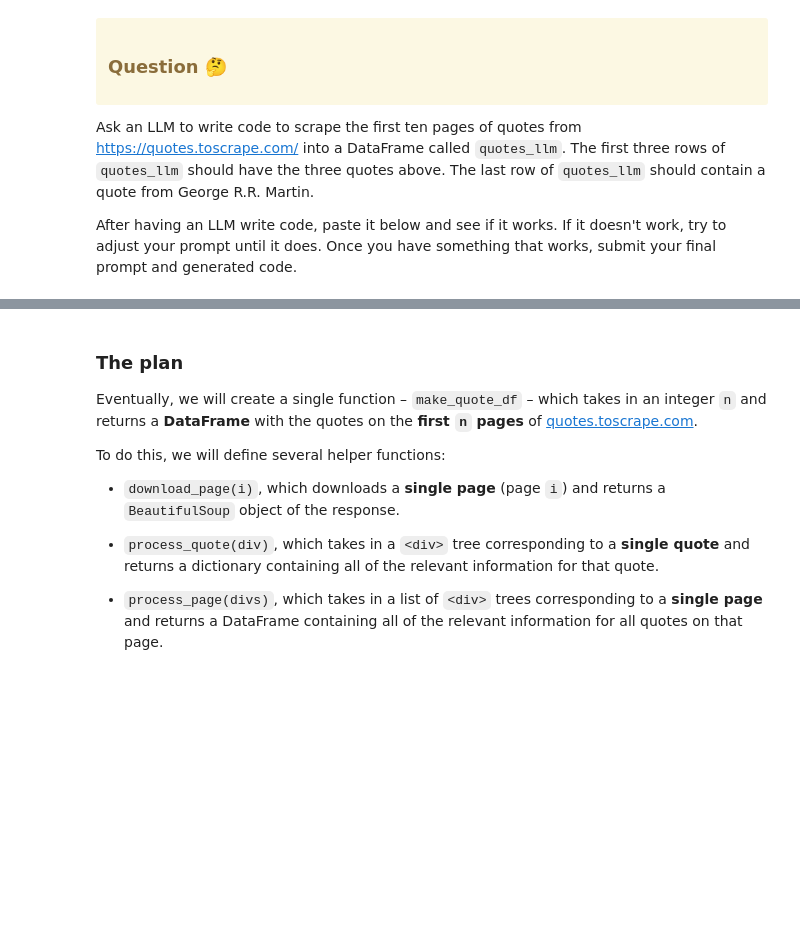
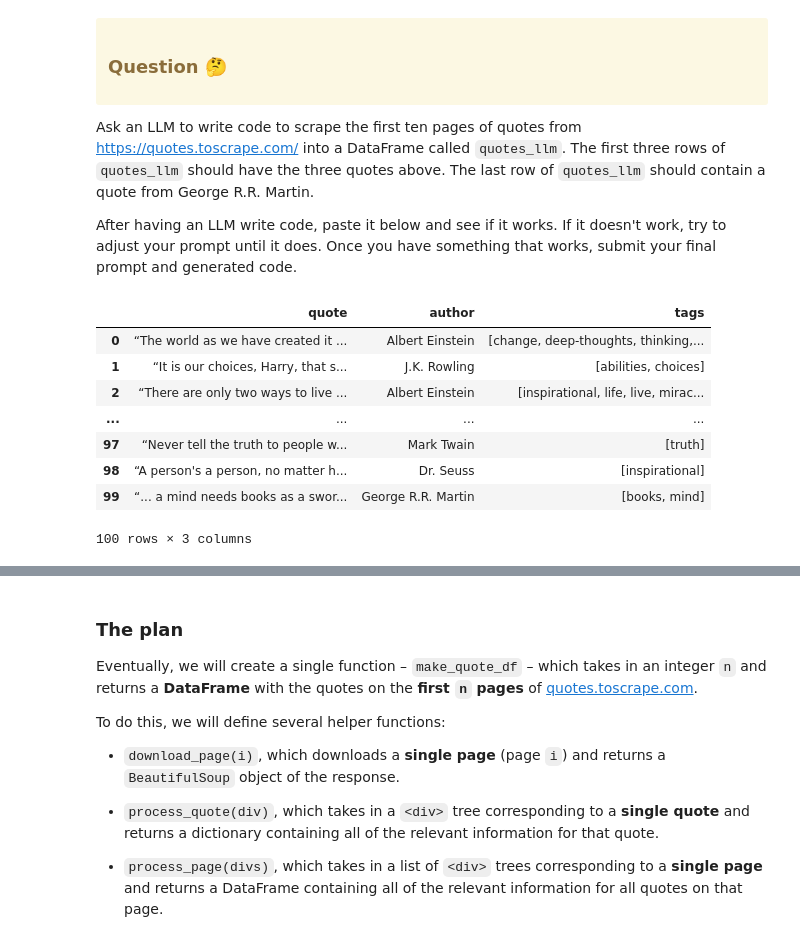
Before and after one commit to lmarabeh/dsc259r-2026-wi, a Jupyter notebook: lectures/lec10/lec10-live.ipynb, the cells around one changed output, grey strips where cells are left out. Drawn from its saved outputs; the diff is of its cells as text; code cells hidden in the pictures; blank space fills up the shorter version.

```diff
--- a/lectures/lec10/lec10-live.ipynb
+++ b/lectures/lec10/lec10-live.ipynb
@@ -407,3 +413,46 @@ Specifically, let's try to make a DataFrame that looks like the one below:
 Ask an LLM to write code to scrape the first ten pages of quotes from https://quotes.toscrape.com/ into a DataFrame called `quotes_llm`. The first three rows of `quotes_llm` should have the three quotes above. The last row of `quotes_llm` should contain a quote from George R.R. Martin.
 
 After having an LLM write code, paste it below and see if it works. If it doesn't work, try to adjust your prompt until it does. Once you have something that works, submit your final prompt and generated code.
+# %%
+from bs4 import BeautifulSoup
+# Initialize a list to hold the scraped data
+data = []
+
+# Loop through pages 1 to 10
+for page in range(1, 11):
+    url = f"https://quotes.toscrape.com/page/{page}/"
+    response = requests.get(url)
+
+    # Parse the HTML
+    soup = BeautifulSoup(response.text, "html.parser")
+
+    # Find all quote containers on the page
+    quote_elements = soup.find_all("div", class_="quote")
+
+    for quote in quote_elements:
+        text = quote.find("span", class_="text").get_text(strip=True)
+        author = quote.find("small", class_="author").get_text(strip=True)
+        # Extract tags as a list of strings
+        tags = [tag.get_text(strip=True) for tag in quote.find_all("a", class_="tag")]
+
+        data.append({
+            "quote": text,
+            "author": author,
+            "tags": tags
+        })
+
+# Create the DataFrame
+quotes_llm = pd.DataFrame(data)
+
+# Display the first few rows to verify
+quotes_llm
+# %% [output]
+|  | quote | author | tags |
+| 0 | “The world as we have created it ... | Albert Einstein | [change, deep-thoughts, thinking,... |
+| 1 | “It is our choices, Harry, that s... | J.K. Rowling | [abilities, choices] |
+| 2 | “There are only two ways to live ... | Albert Einstein | [inspirational, life, live, mirac... |
+| ... | ... | ... | ... |
+| 97 | “Never tell the truth to people w... | Mark Twain | [truth] |
+| 98 | “A person's a person, no matter h... | Dr. Seuss | [inspirational] |
+| 99 | “... a mind needs books as a swor... | George R.R. Martin | [books, mind] |
+100 rows × 3 columns
```
Also changed, not shown: parts of 4 cells of this notebook, 6 other files.
